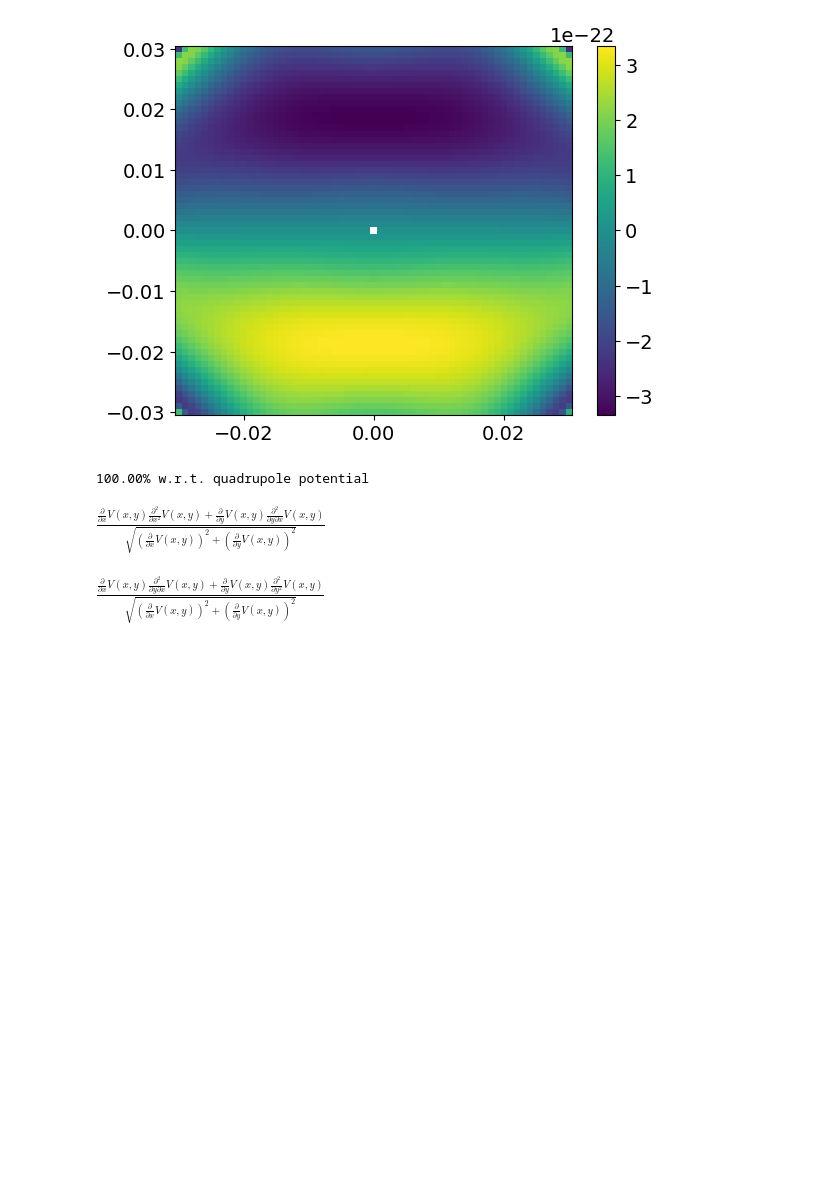
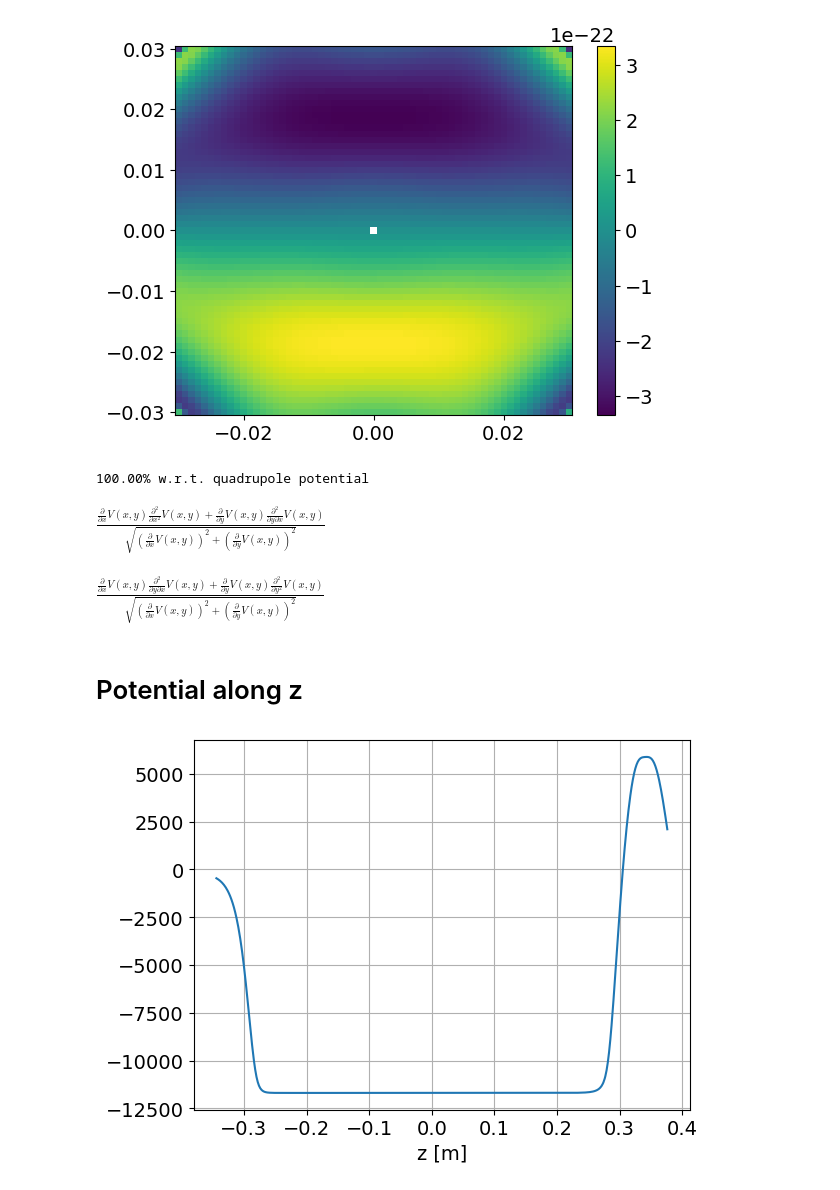
Before and after one commit to zhouperry/CeNTREX-trajectories, a Jupyter notebook: examples/lens_field_comsol.ipynb, the cells around one changed output. Saved outputs shown, nothing was run; the diff lists cells and outputs as text; code cells hidden in the pictures; blank space fills up the shorter version.

```diff
--- a/examples/lens_field_comsol.ipynb
+++ b/examples/lens_field_comsol.ipynb
@@ -19,3 +21,8 @@ potential = np.loadtxt(
 potential_xy = potential[:, [0, 1, 2, 4]]
 # %%
 potential_xy[:, :3] = np.round(potential_xy[:, :3], 3)
+# %%
+z_center = np.unique(potential_xy[:, 2])[
+    np.argmin(abs(np.unique(potential_xy[:, 2]) - -0.6858762))
+]
+z_center
@@ -842,3 +851,23 @@ display((smp.diff(Es, ys)))
 # %% [output]
 $\displaystyle \frac{\frac{\partial}{\partial x} V{\left(x,y \right)} \frac{\partial^{2}}{\partial x^{2}} V{\left(x,y \right)} + \frac{\partial}{\partial y} V{\left(x,y \right)} \frac{\partial^{2}}{\partial y\partial x} V{\left(x,y \right)}}{\sqrt{\left(\frac{\partial}{\partial x} V{\left(x,y \right)}\right)^{2} + \left(\frac{\partial}{\partial y} V{\left(x,y \right)}\right)^{2}}}$
 $\displaystyle \frac{\frac{\partial}{\partial x} V{\left(x,y \right)} \frac{\partial^{2}}{\partial y\partial x} V{\left(x,y \right)} + \frac{\partial}{\partial y} V{\left(x,y \right)} \frac{\partial^{2}}{\partial y^{2}} V{\left(x,y \right)}}{\sqrt{\left(\frac{\partial}{\partial x} V{\left(x,y \right)}\right)^{2} + \left(\frac{\partial}{\partial y} V{\left(x,y \right)}\right)^{2}}}$
+# %% [markdown]
+# Potential along z
+# %%
+half_radius = np.unique(potential_xy[:, 0])[
+    np.argmin(abs(np.unique(potential_xy[:, 0]) - lens_radius / 2))
+]
+mask = (potential_xy[:, 0] == half_radius) & (potential_xy[:, 1] == half_radius)
+
+z = potential_xy[mask, 2].copy()
+indices_sorted = np.argsort(z)
+z = z[indices_sorted]
+pot = potential_xy[mask, 3].copy()[indices_sorted]
+# %%
+fig, ax = plt.subplots()
+ax.plot(z - z_center, pot)
+ax.plot(z[])
+ax.set_xlabel("z [m]")
+ax.grid()
+# %% [output]
+[figure, added]
```
Also changed, not shown: parts of 4 cells of this notebook.
